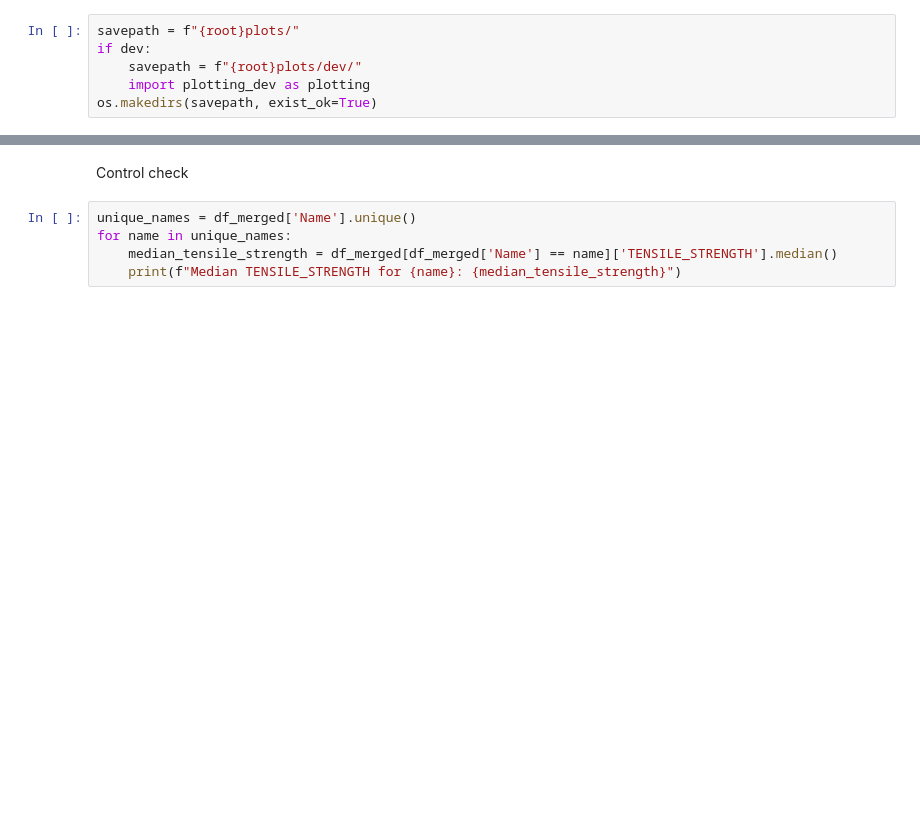
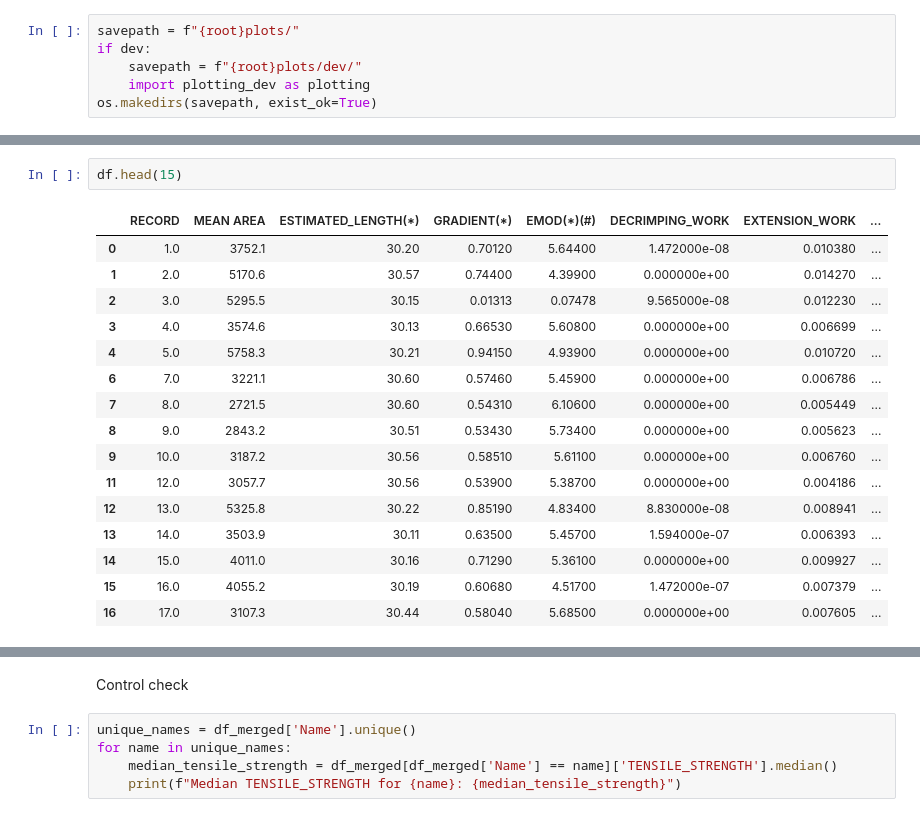
Before and after one commit to michael1788/krap, a Jupyter notebook: notebooks_2/Z01_v1.4_MASTER(single).ipynb, the cells around one changed output, grey strips where cells are left out. Cells and saved outputs as stored; diff of their text form; blank space fills up the shorter version.

```diff
--- a/notebooks_2/Z01_v1.4_MASTER(single).ipynb
+++ b/notebooks_2/Z01_v1.4_MASTER(single).ipynb
@@ -106,0 +107,19 @@ len df: 100, len names: 100
+# %%
+df.head(15)
+# %% [output]
+|  | RECORD | MEAN AREA | ESTIMATED_LENGTH(*) | GRADIENT(*) | EMOD(*)(#) | DECRIMPING_WORK | EXTENSION_WORK | ... |
+| 0 | 1.0 | 3752.1 | 30.20 | 0.70120 | 5.64400 | 1.472000e-08 | 0.010380 | ... |
+| 1 | 2.0 | 5170.6 | 30.57 | 0.74400 | 4.39900 | 0.000000e+00 | 0.014270 | ... |
+| 2 | 3.0 | 5295.5 | 30.15 | 0.01313 | 0.07478 | 9.565000e-08 | 0.012230 | ... |
+| 3 | 4.0 | 3574.6 | 30.13 | 0.66530 | 5.60800 | 0.000000e+00 | 0.006699 | ... |
+| 4 | 5.0 | 5758.3 | 30.21 | 0.94150 | 4.93900 | 0.000000e+00 | 0.010720 | ... |
+| 6 | 7.0 | 3221.1 | 30.60 | 0.57460 | 5.45900 | 0.000000e+00 | 0.006786 | ... |
+| 7 | 8.0 | 2721.5 | 30.60 | 0.54310 | 6.10600 | 0.000000e+00 | 0.005449 | ... |
+| 8 | 9.0 | 2843.2 | 30.51 | 0.53430 | 5.73400 | 0.000000e+00 | 0.005623 | ... |
+| 9 | 10.0 | 3187.2 | 30.56 | 0.58510 | 5.61100 | 0.000000e+00 | 0.006760 | ... |
+| 11 | 12.0 | 3057.7 | 30.56 | 0.53900 | 5.38700 | 0.000000e+00 | 0.004186 | ... |
+| 12 | 13.0 | 5325.8 | 30.22 | 0.85190 | 4.83400 | 8.830000e-08 | 0.008941 | ... |
+| 13 | 14.0 | 3503.9 | 30.11 | 0.63500 | 5.45700 | 1.594000e-07 | 0.006393 | ... |
+| 14 | 15.0 | 4011.0 | 30.16 | 0.71290 | 5.36100 | 0.000000e+00 | 0.009927 | ... |
+| 15 | 16.0 | 4055.2 | 30.19 | 0.60680 | 4.51700 | 1.472000e-07 | 0.007379 | ... |
+| 16 | 17.0 | 3107.3 | 30.44 | 0.58040 | 5.68500 | 0.000000e+00 | 0.007605 | ... |
```
Also changed, not shown: parts of 13 cells of this notebook, 4 other files.
